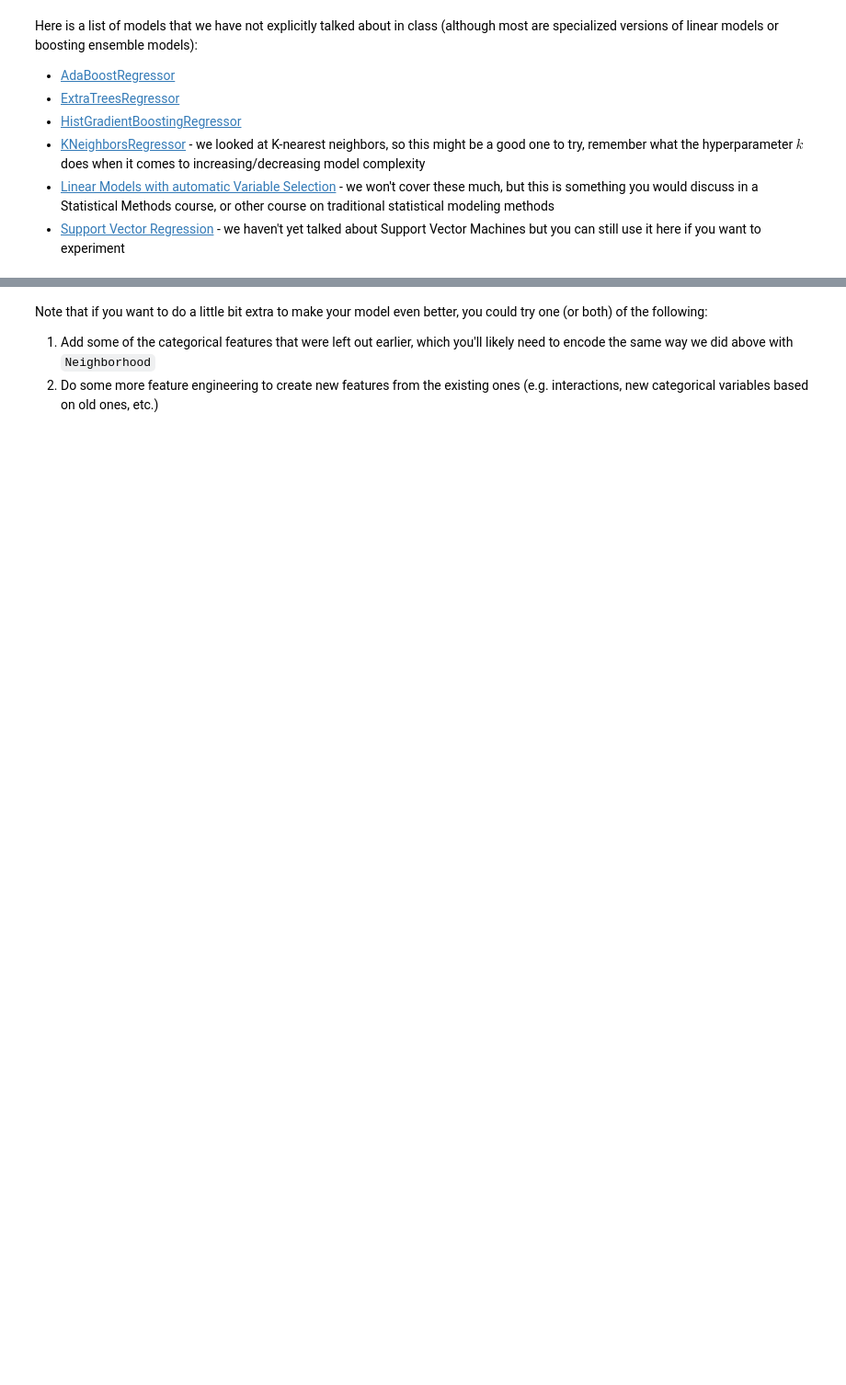
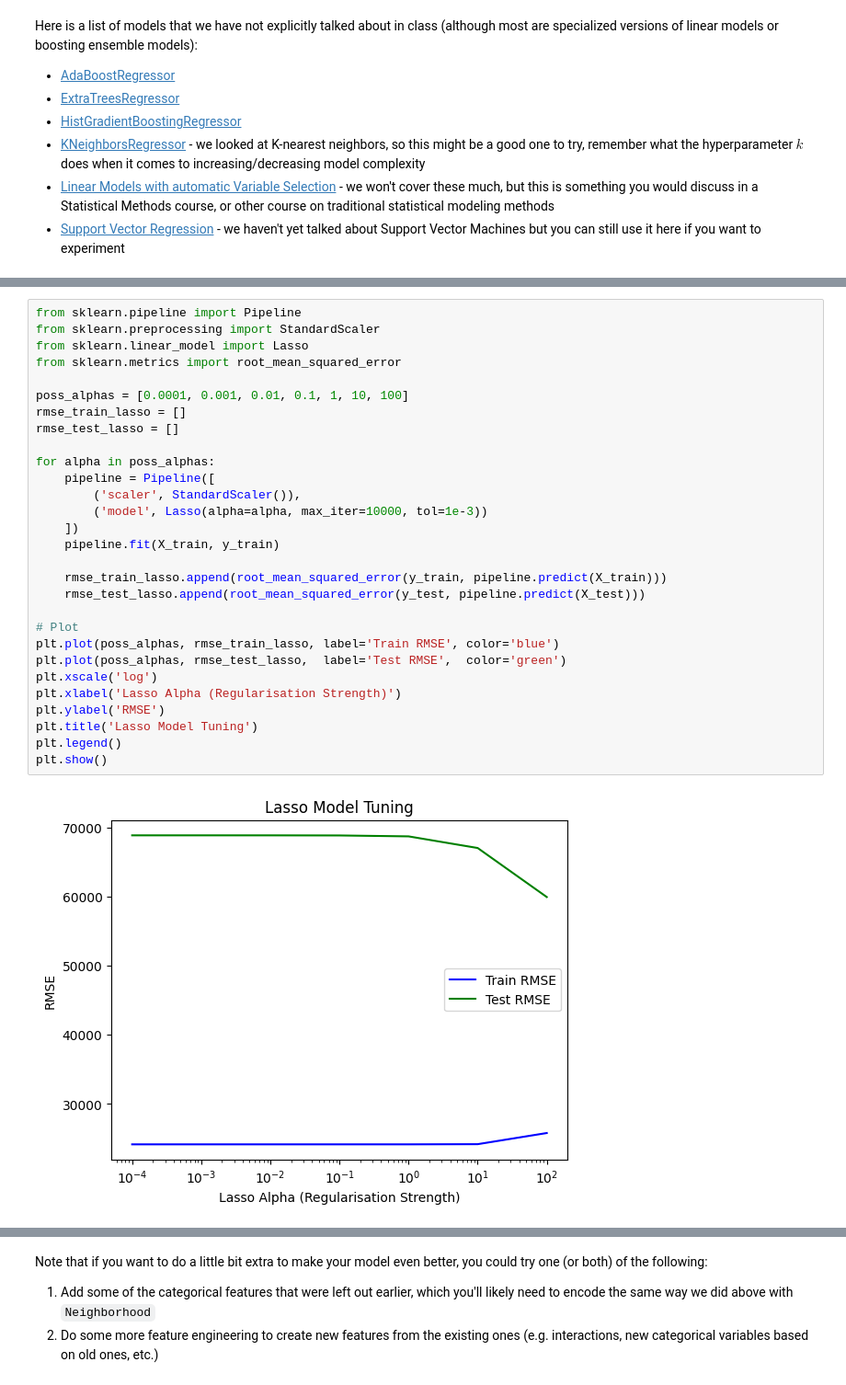
Before and after one commit to Cadogan303/CS3120, a Jupyter notebook: lab02_model_tuning_and_selection.ipynb, the cells around one changed output, grey strips where cells are left out. Shown at 92% size. Cells and saved outputs as stored; diff of their text form; blank space fills up the shorter version.

```diff
--- a/lab02_model_tuning_and_selection.ipynb
+++ b/lab02_model_tuning_and_selection.ipynb
@@ -494,0 +537,31 @@ print(f"** Best Parameters = {grid_search.best_params_} **")
+# %%
+from sklearn.pipeline import Pipeline
+from sklearn.preprocessing import StandardScaler
+from sklearn.linear_model import Lasso
+from sklearn.metrics import root_mean_squared_error
+
+poss_alphas = [0.0001, 0.001, 0.01, 0.1, 1, 10, 100]
+rmse_train_lasso = []
+rmse_test_lasso = []
+
+for alpha in poss_alphas:
+    pipeline = Pipeline([
+        ('scaler', StandardScaler()),
+        ('model', Lasso(alpha=alpha, max_iter=10000, tol=1e-3))
+    ])
+    pipeline.fit(X_train, y_train)
+
+    rmse_train_lasso.append(root_mean_squared_error(y_train, pipeline.predict(X_train)))
+    rmse_test_lasso.append(root_mean_squared_error(y_test, pipeline.predict(X_test)))
+
+# Plot
+plt.plot(poss_alphas, rmse_train_lasso, label='Train RMSE', color='blue')
+plt.plot(poss_alphas, rmse_test_lasso,  label='Test RMSE',  color='green')
+plt.xscale('log')
+plt.xlabel('Lasso Alpha (Regularisation Strength)')
+plt.ylabel('RMSE')
+plt.title('Lasso Model Tuning')
+plt.legend()
+plt.show()
+# %% [output]
+[figure, added]
```
Also changed, not shown: parts of 16 cells of this notebook.
